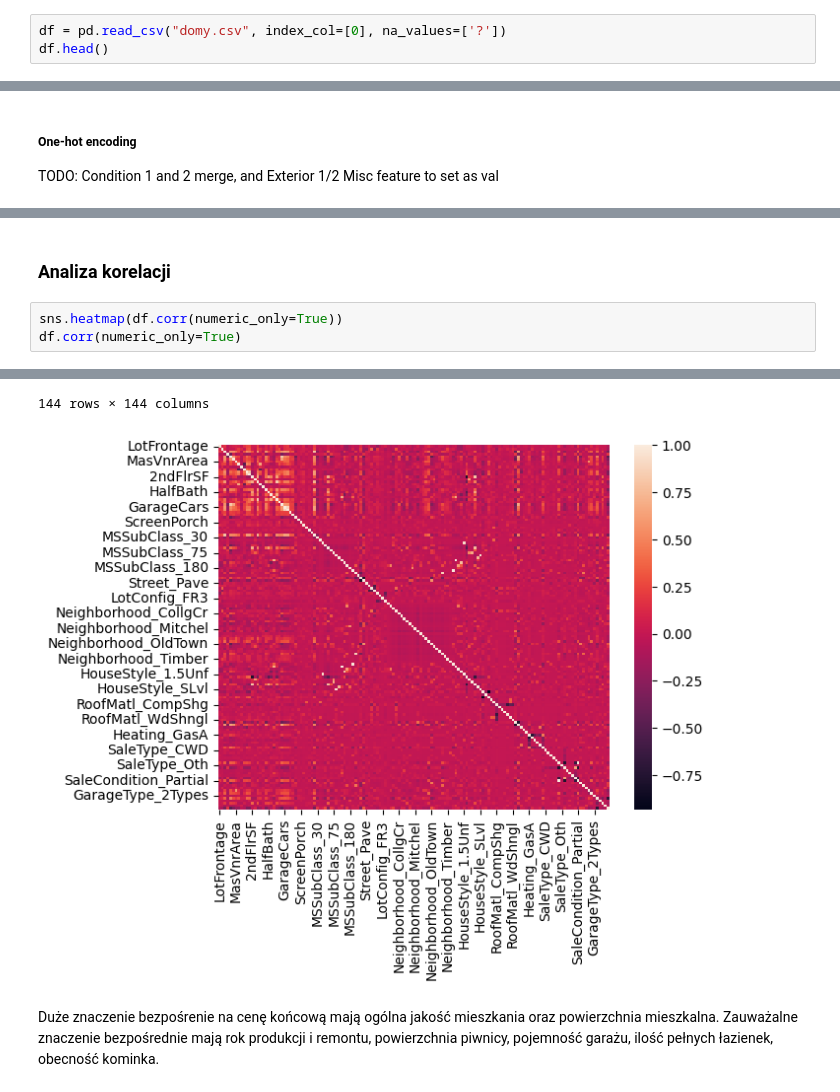
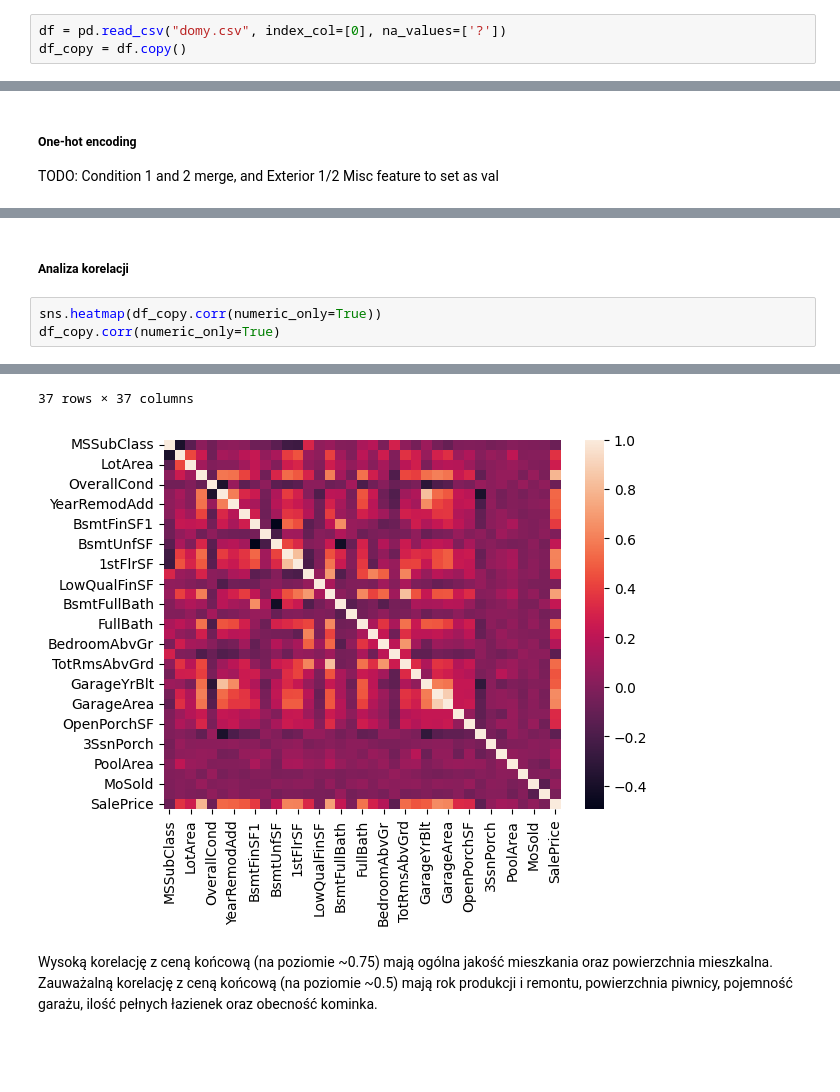
Before and after one commit to R4ken/Machine-Learning-Analysis, a Jupyter notebook: regression/solution.ipynb, the cells around one changed output, grey strips where cells are left out. Saved outputs shown, nothing was run; the diff lists cells and outputs as text; blank space fills up the shorter version.

```diff
--- a/regression/solution.ipynb
+++ b/regression/solution.ipynb
@@ -12,4 +12,4 @@ import seaborn as sns
 ### Wczytywanie danych
 # %%
 df = pd.read_csv("domy.csv", index_col=[0], na_values=['?'])
-df.head()
+df_copy = df.copy()
@@ -182,6 +334,6 @@ df.boxplot(by="Condition2", column="SalePrice")
 # %% [markdown]
-### Analiza korelacji
+##### Analiza korelacji
 # %%
-sns.heatmap(df.corr(numeric_only=True))
-df.corr(numeric_only=True)
+sns.heatmap(df_copy.corr(numeric_only=True))
+df_copy.corr(numeric_only=True)
 # %% [output]
@@ -200,5 +357,5 @@ df.corr(numeric_only=True)
-144 rows × 144 columns
+37 rows × 37 columns
-[figure, old version]
+[figure, new version]
 # %% [markdown]
-Duże znaczenie bezpośrenie na cenę końcową mają ogólna jakość mieszkania oraz powierzchnia mieszkalna.
-Zauważalne znaczenie bezpośrednie mają rok produkcji i remontu, powierzchnia piwnicy, pojemność garażu, ilość pełnych łazienek, obecność kominka.
+Wysoką korelację z ceną końcową (na poziomie ~0.75) mają ogólna jakość mieszkania oraz powierzchnia mieszkalna. </br>
+Zauważalną korelację z ceną końcową (na poziomie ~0.5) mają rok produkcji i remontu, powierzchnia piwnicy, pojemność garażu, ilość pełnych łazienek oraz obecność kominka.
```
Also changed, not shown: parts of 40 cells of this notebook.
